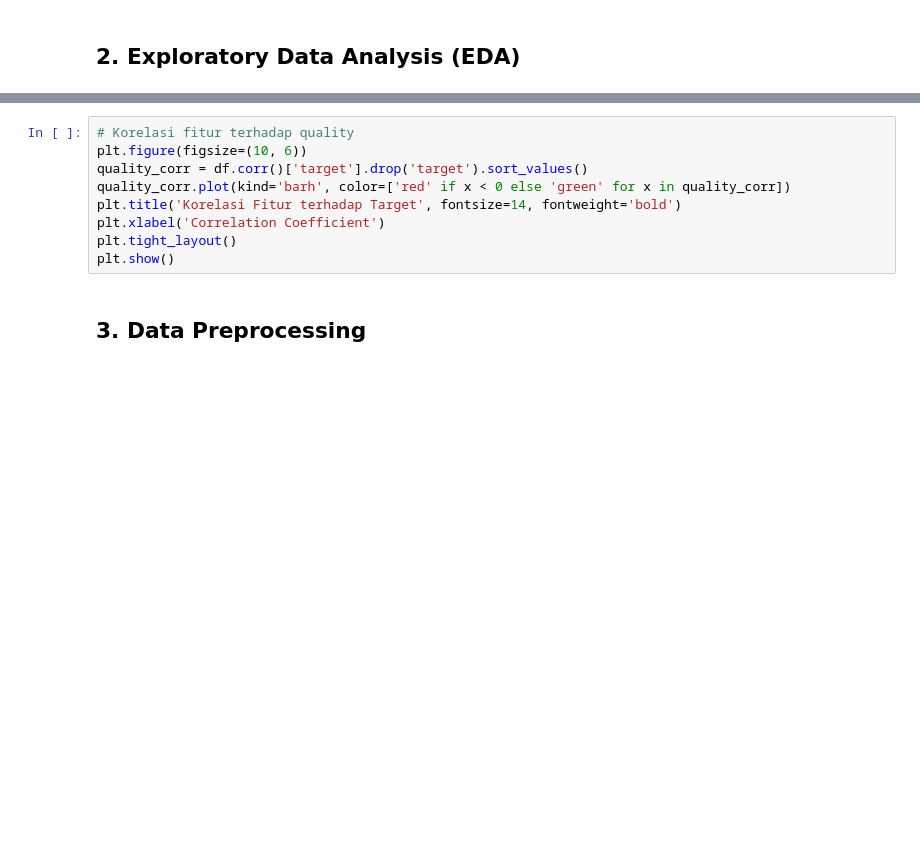
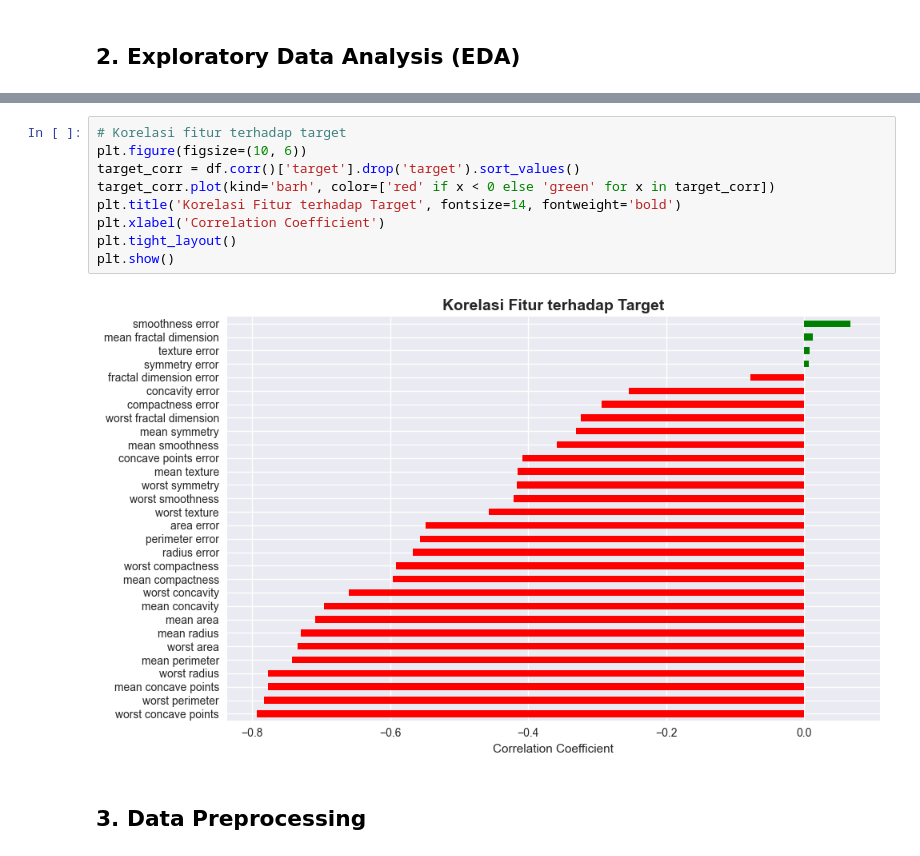
Before and after one commit to MuhammadGhaziSaputra/AWS-EXPERT, a Jupyter notebook: Eksperimen_SML_gaji/preprocessing/Eksperimen_gaji.ipynb, the cells around one changed output, grey strips where cells are left out. Saved outputs shown, nothing was run; the diff lists cells and outputs as text; blank space fills up the shorter version.

```diff
--- a/Eksperimen_SML_gaji/preprocessing/Eksperimen_gaji.ipynb
+++ b/Eksperimen_SML_gaji/preprocessing/Eksperimen_gaji.ipynb
@@ -113,12 +213,14 @@ plt.show()
 # %%
-# Korelasi fitur terhadap quality
+# Korelasi fitur terhadap target
 plt.figure(figsize=(10, 6))
-quality_corr = df.corr()['target'].drop('target').sort_values()
-quality_corr.plot(kind='barh', color=['red' if x < 0 else 'green' for x in quality_corr])
+target_corr = df.corr()['target'].drop('target').sort_values()
+target_corr.plot(kind='barh', color=['red' if x < 0 else 'green' for x in target_corr])
 plt.title('Korelasi Fitur terhadap Target', fontsize=14, fontweight='bold')
 plt.xlabel('Correlation Coefficient')
 plt.tight_layout()
 plt.show()
+# %% [output]
+[figure, added]
 # %% [markdown]
 ## 3. Data Preprocessing
 # %%
```
Also changed, not shown: parts of 26 cells of this notebook, 29 other files.
